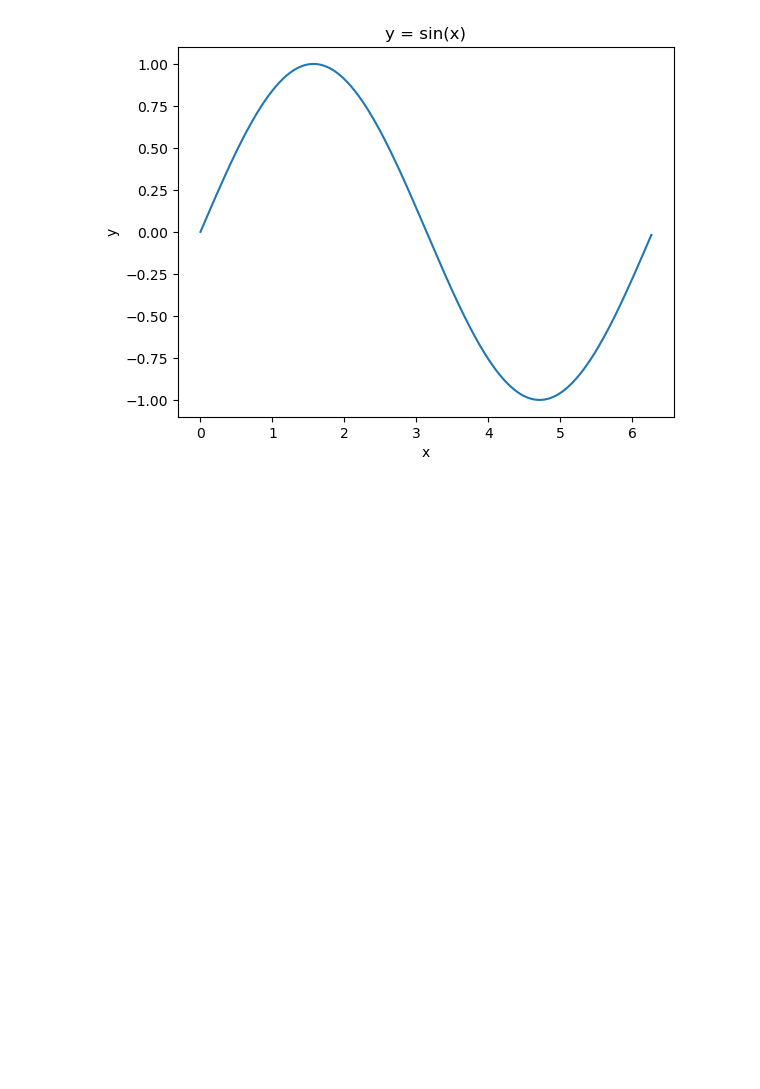
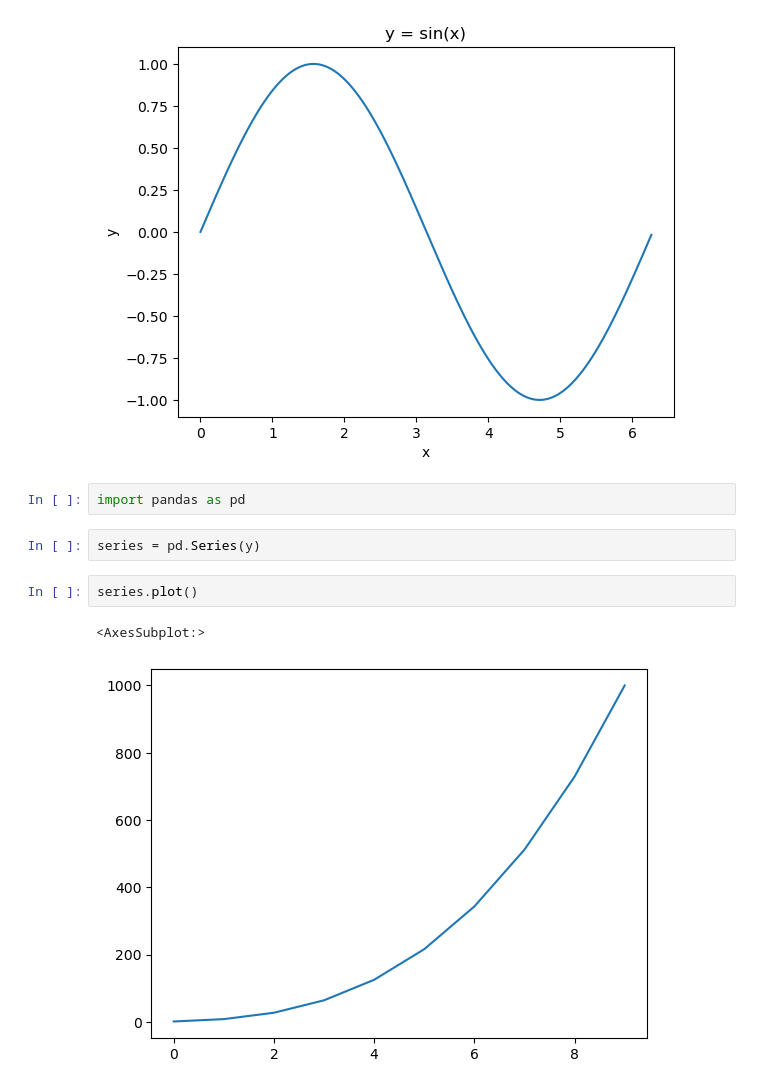
Before and after one commit to yanggg6666/plot, a Jupyter notebook: python727.ipynb, the cells around one changed output. Cells and saved outputs as stored; diff of their text form; blank space fills up the shorter version.

```diff
--- a/python727.ipynb
+++ b/python727.ipynb
@@ -40,3 +40,12 @@ sin.plot(title = 'y = sin(x)', xlabel = 'x', ylabel = 'y')
 plt.show()
 # %% [output]
 [figure]
+# %%
+import pandas as pd
+# %%
+series = pd.Series(y)
+# %%
+series.plot()
+# %% [output]
+<AxesSubplot:>
+[figure, added]
```
